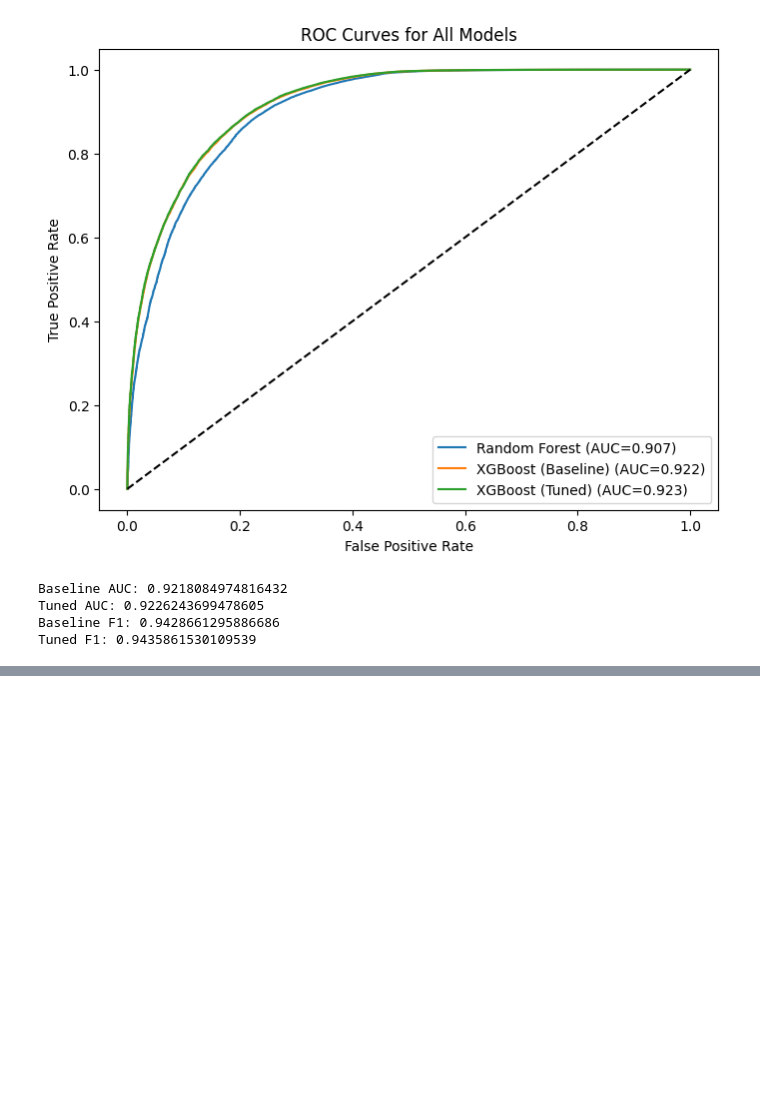
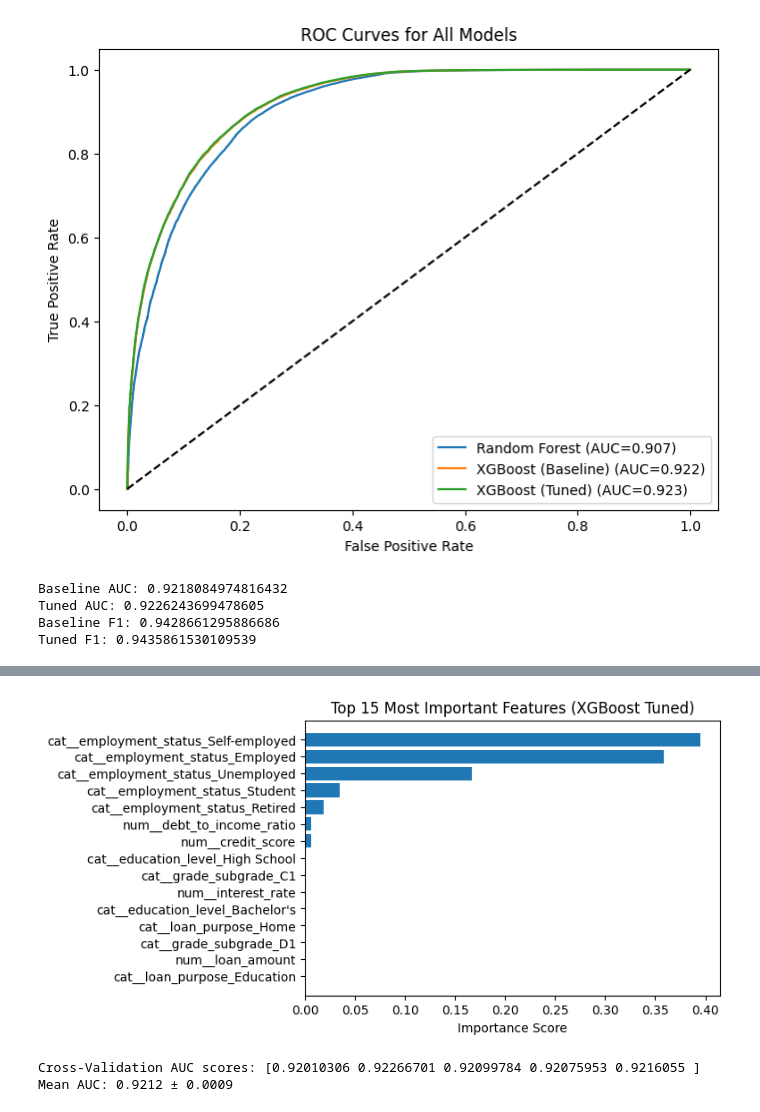
Before and after one commit to BrutBoss/Loan-Payback-Prediction-Model, a Jupyter notebook: Loan_Payback_Predictiont.ipynb, the cells around one changed output, grey strips where cells are left out. Saved outputs shown, nothing was run; the diff lists cells and outputs as text; code cells hidden in the pictures; blank space fills up the shorter version.

```diff
--- a/Loan_Payback_Predictiont.ipynb
+++ b/Loan_Payback_Predictiont.ipynb
@@ -443,0 +440,40 @@ print('✅ Submission file created: submission.csv')
+# %%
+# Extract feature importance from the tuned XGBoost model
+best_model = random_search.best_estimator_.named_steps['model']
+feature_names = random_search.best_estimator_.named_steps['preprocessor'].get_feature_names_out()
+importances = best_model.feature_importances_
+
+# Create DataFrame and sort
+feat_imp = pd.DataFrame({'Feature': feature_names, 'Importance': importances})
+feat_imp = feat_imp.sort_values(by='Importance', ascending=False).head(15)
+
+# Plot top features
+plt.figure(figsize=(6, 4))
+plt.barh(feat_imp['Feature'][::-1], feat_imp['Importance'][::-1])
+plt.title('Top 15 Most Important Features (XGBoost Tuned)')
+plt.xlabel('Importance Score')
+plt.show()
+# %% [output]
+[figure, added]
+# %%
+from sklearn.model_selection import StratifiedKFold, cross_val_score
+import numpy as np
+
+# Define stratified K-fold (preserves class balance in each fold)
+kfold = StratifiedKFold(n_splits=5, shuffle=True, random_state=19)
+
+# Perform cross-validation on the tuned pipeline (use the RandomizedSearchCV result)
+# random_search.best_estimator_ is the full pipeline (preprocessor + tuned XGBoost)
+cv_scores = cross_val_score(
+    random_search.best_estimator_,
+    X, y,
+    cv=kfold,
+    scoring='roc_auc',
+    n_jobs=-1
+)
+
+print(f"Cross-Validation AUC scores: {cv_scores}")
+print(f"Mean AUC: {cv_scores.mean():.4f} ± {cv_scores.std():.4f}")
+# %% [output]
+Cross-Validation AUC scores: [0.92010306 0.92266701 0.92099784 0.92075953 0.9216055 ]
+Mean AUC: 0.9212 ± 0.0009
```
Also changed, not shown: parts of 9 cells of this notebook, 1 other file.
